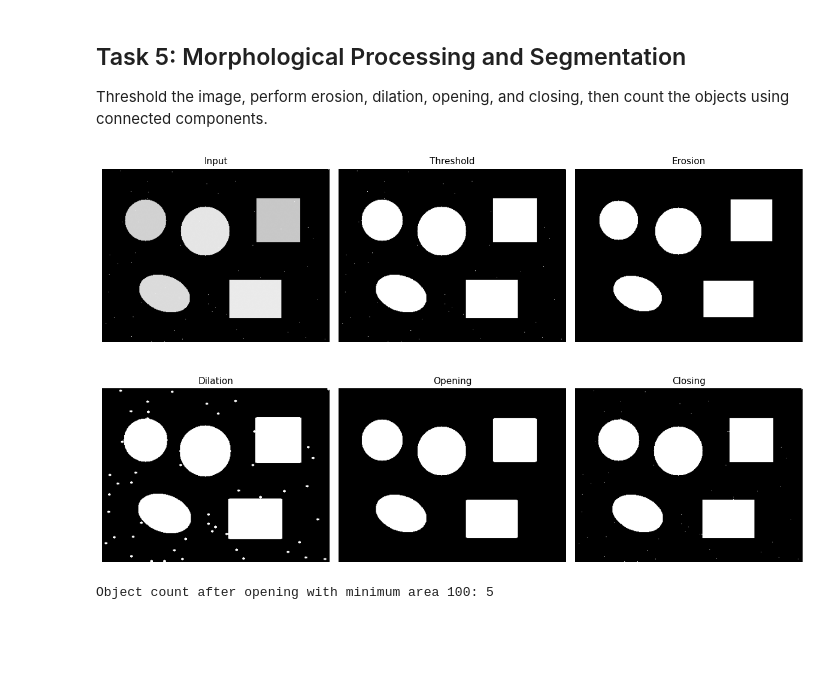
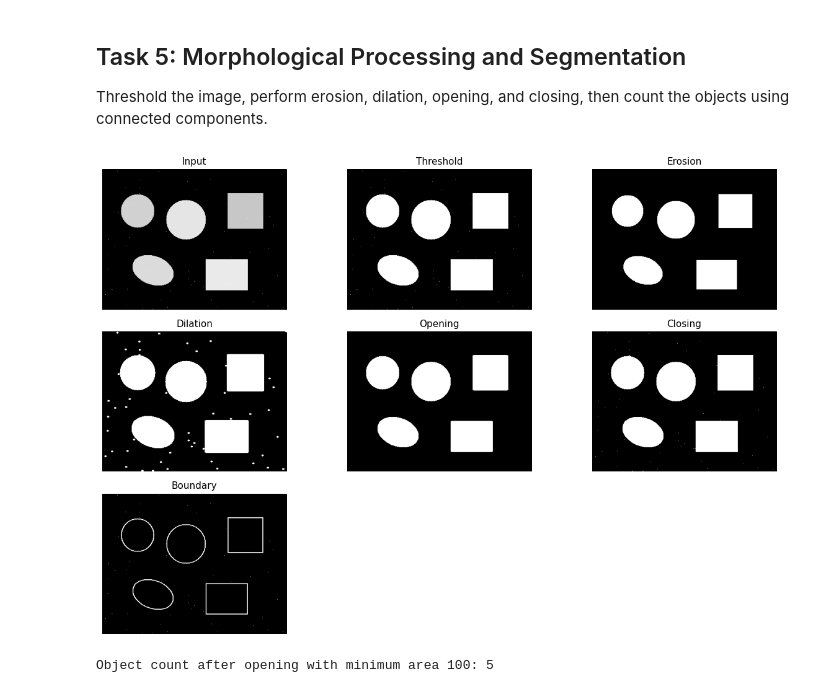
Before and after one commit to haitomnsg/morphologicalImageProcessing, a Jupyter notebook: Notebook_08_Morphological_Image_Processing_and_Image_Segmentation.ipynb, the cells around one changed output. Drawn from its saved outputs; the diff is of its cells as text; code cells hidden in the pictures; blank space fills up the shorter version.

Commit message:
Added the Boundary Extracction

```diff
--- a/Notebook_08_Morphological_Image_Processing_and_Image_Segmentation.ipynb
+++ b/Notebook_08_Morphological_Image_Processing_and_Image_Segmentation.ipynb
@@ -206,37 +206,59 @@ Threshold the image, perform erosion, dilation, opening, and closing, then count
 def create_segmentation_sample():
     image = np.zeros((320, 420), dtype=np.uint8)
     cv2.circle(image, (80, 95), 38, 210, -1)
     cv2.circle(image, (190, 115), 45, 230, -1)
     cv2.rectangle(image, (285, 55), (365, 135), 200, -1)
     cv2.ellipse(image, (115, 230), (48, 32), 20, 0, 360, 220, -1)
     cv2.rectangle(image, (235, 205), (330, 275), 235, -1)
 
     rng = np.random.default_rng(11)
     for _ in range(60):
         row = rng.integers(0, image.shape[0])
         col = rng.integers(0, image.shape[1])
         image[row, col] = 255
 
     return image
 
 
 segmentation_img = create_segmentation_sample()
-_, binary_img = cv2.threshold(segmentation_img, 0, 255, cv2.THRESH_BINARY + cv2.THRESH_OTSU)
+_, binary_img = cv2.threshold(
+    segmentation_img, 0, 255, cv2.THRESH_BINARY + cv2.THRESH_OTSU
+)
 
 kernel = cv2.getStructuringElement(cv2.MORPH_ELLIPSE, (5, 5))
+
 eroded_img = cv2.erode(binary_img, kernel, iterations=1)
 dilated_img = cv2.dilate(binary_img, kernel, iterations=1)
 opened_img = cv2.morphologyEx(binary_img, cv2.MORPH_OPEN, kernel)
 closed_img = cv2.morphologyEx(binary_img, cv2.MORPH_CLOSE, kernel)
 
+# Boundary Extraction: A - (A ⊖ B)
+boundary_img = cv2.subtract(binary_img, eroded_img)
+
 show_images(
-    ["Input", "Threshold", "Erosion", "Dilation", "Opening", "Closing"],
-    [segmentation_img, binary_img, eroded_img, dilated_img, opened_img, closed_img],
+    [
+        "Input",
+        "Threshold",
+        "Erosion",
+        "Dilation",
+        "Opening",
+        "Closing",
+        "Boundary"
+    ],
+    [
+        segmentation_img,
+        binary_img,
+        eroded_img,
+        dilated_img,
+        opened_img,
+        closed_img,
+        boundary_img
+    ],
     cols=3,
     figsize=(12, 8),
 )
 # %% [output]
-[figure, old version]
+[figure, new version]
 # %%
 num_labels, labels, stats, centroids = cv2.connectedComponentsWithStats(opened_img, connectivity=8)
 
```
